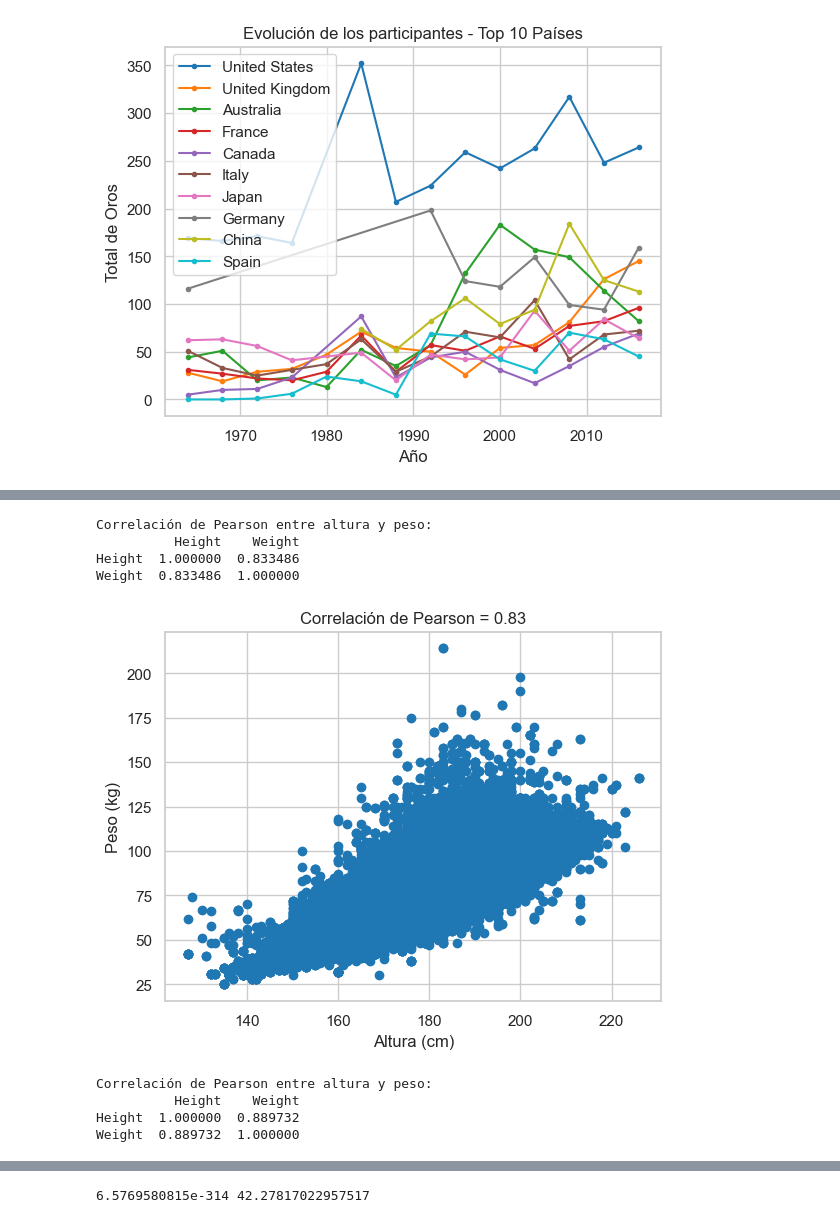
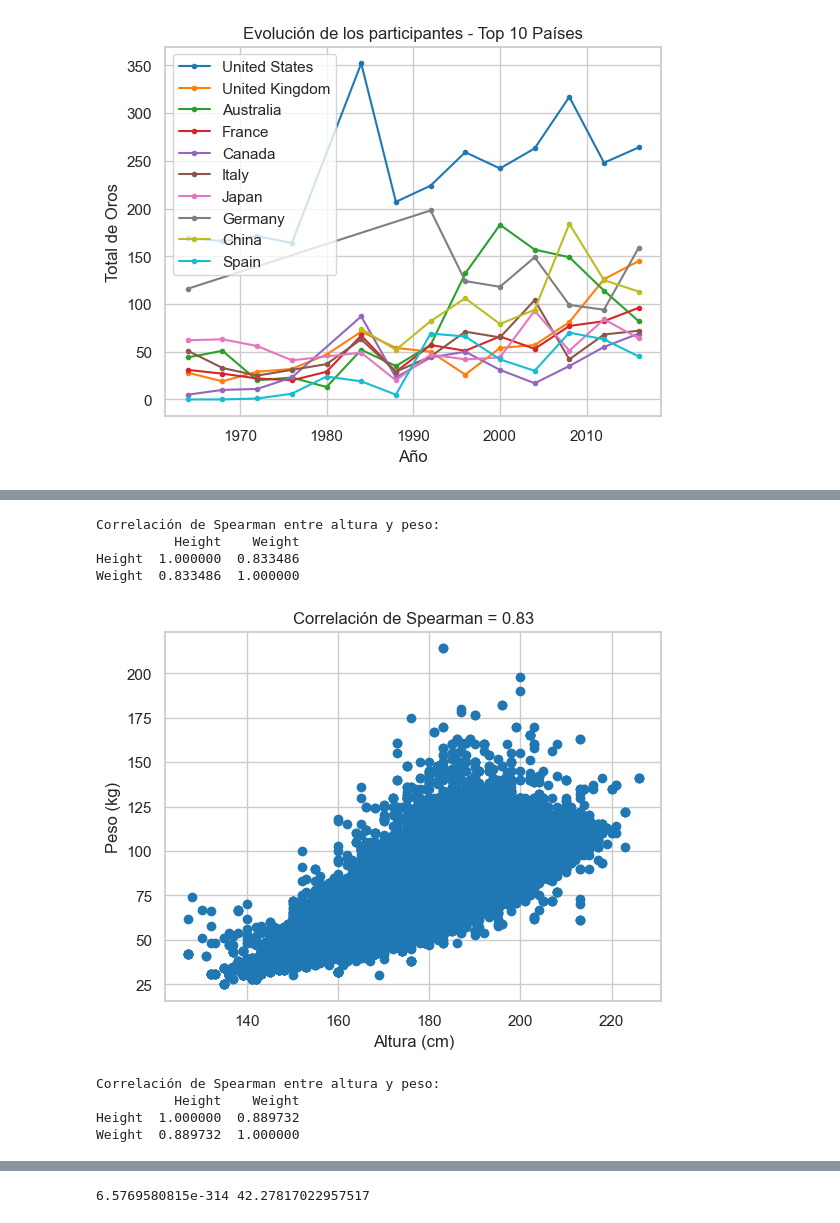
Before and after one commit to Digavi/master-analitica-datos-dimas-garcia, a Jupyter notebook: graficas_proyecto.ipynb, the cells around one changed output, grey strips where cells are left out. Drawn from its saved outputs; the diff is of its cells as text; code cells hidden in the pictures.

Commit message:
Cambie algunos sitios en los que hablaba de correlacion de Pearson y era de Spearman

```diff
--- a/graficas_proyecto.ipynb
+++ b/graficas_proyecto.ipynb
@@ -235,33 +235,33 @@ fig.update_layout(
 fig.update_traces(marker=dict(size=5))
 # %%
 correlacion_altura_peso = gold_atletas_df[['Height','Weight']].corr(method = 'spearman')
-print("Correlación de Pearson entre altura y peso: ")
+print("Correlación de Spearman entre altura y peso: ")
 print(correlacion_altura_peso)
 #Saco la correlacion entre altura y peso, y veo que hay correlacion como es de esperar
 # %% [output]
-Correlación de Pearson entre altura y peso:
+Correlación de Spearman entre altura y peso:
           Height    Weight
 Height  1.000000  0.833486
 Weight  0.833486  1.000000
 # %%
 #Represento esta correlacion
 plt.scatter(gold_atletas_df['Height'],gold_atletas_df['Weight'])
 plt.xlabel('Altura (cm)')
 plt.ylabel('Peso (kg)')
-plt.title(f'Correlación de Pearson = {round(gold_atletas_df['Height'].corr(gold_atletas_df['Weight'],method='spearman'),2)}')
+plt.title(f'Correlación de Spearman = {round(gold_atletas_df['Height'].corr(gold_atletas_df['Weight'],method='spearman'),2)}')
 plt.show()
 # %% [output]
-[figure, old version]
+[figure, new version]
 # %%
 atletas_baloncesto_df = gold_atletas_df[gold_atletas_df['Sport'] == 'Basketball']
 #Me quedo solo con los atletas de baloncesto
 # %%
 correlacion_altura_peso_baloncesto = atletas_baloncesto_df[['Height','Weight']].corr(method = 'spearman')
-print("Correlación de Pearson entre altura y peso: ")
+print("Correlación de Spearman entre altura y peso: ")
 print(correlacion_altura_peso_baloncesto)
 #Veo que hay mas correlacion incluso cuando solo tenemos en cuenta a los atletas de baloncesto
 # %% [output]
-Correlación de Pearson entre altura y peso:
+Correlación de Spearman entre altura y peso:
           Height    Weight
 Height  1.000000  0.889732
 Weight  0.889732  1.000000
```
Also changed, not shown: parts of 3 cells of this notebook.
